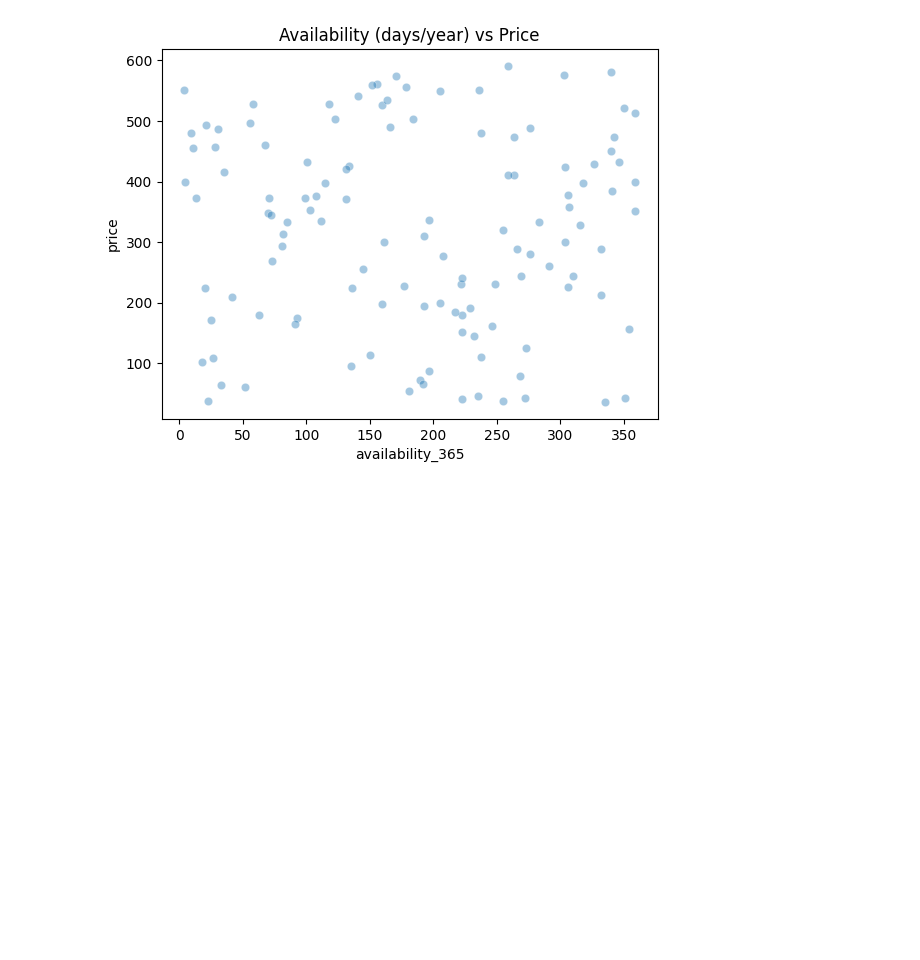
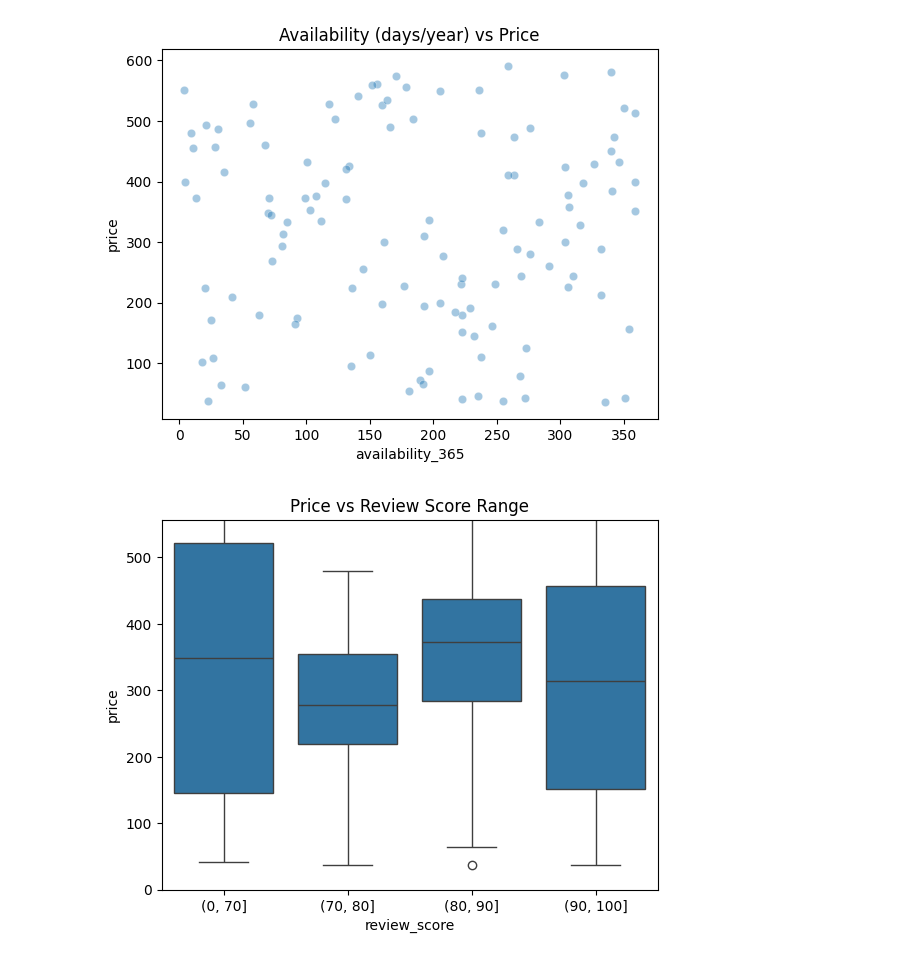
Before and after one commit to ARUNAGIRINATHAN-K/Data-Analyst-Project-Portfolio, a Jupyter notebook: airbnb_pricing_demand/analysis/02_feature_analysis.ipynb, the cells around one changed output. Saved outputs shown, nothing was run; the diff lists cells and outputs as text; code cells hidden in the pictures; blank space fills up the shorter version.

Commit message:
Reviewpricescore

```diff
--- a/airbnb_pricing_demand/analysis/02_feature_analysis.ipynb
+++ b/airbnb_pricing_demand/analysis/02_feature_analysis.ipynb
@@ -57,3 +57,11 @@ plt.title('Availability (days/year) vs Price')
 plt.show()
 # %% [output]
 [figure]
+# %%
+sns.boxplot(data=df, x=pd.cut(df['review_score'], bins=[0, 70, 80, 90, 100]),
+            y='price')
+plt.title('Price vs Review Score Range')
+plt.ylim(0, df['price'].quantile(0.95))
+plt.show()
+# %% [output]
+[figure, added]
```
